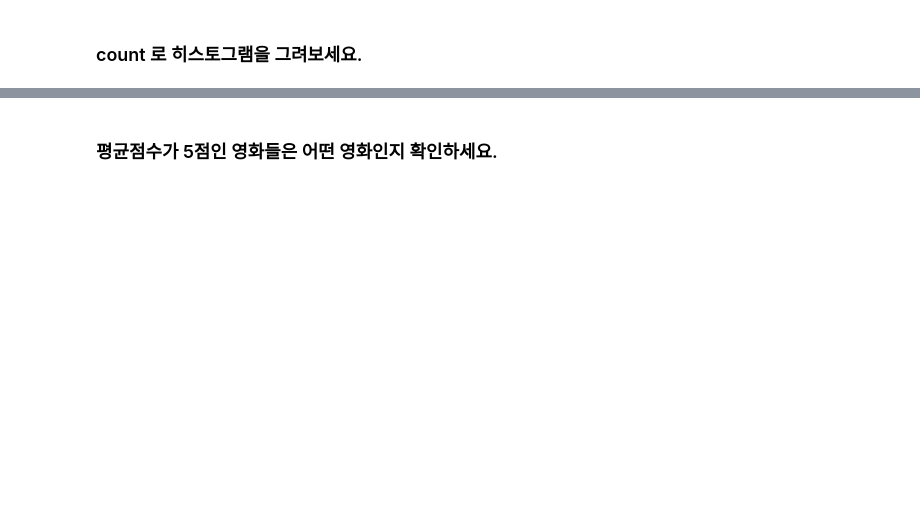
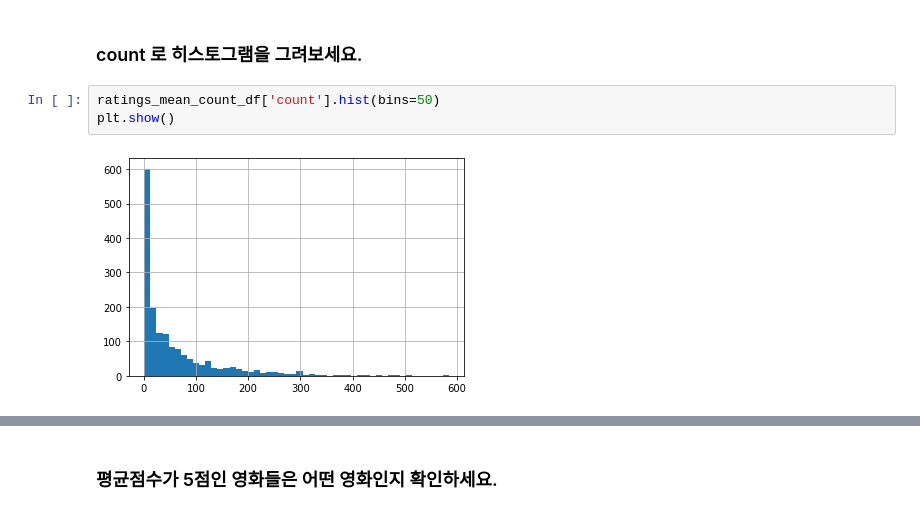
Before and after one commit to leopard4/yh-k3, a Jupyter notebook: 딥러닝강의파일/18_Movie_Recommender_System.ipynb, the cells around one changed output, grey strips where cells are left out. Saved outputs shown, nothing was run; the diff lists cells and outputs as text; blank space fills up the shorter version.

```diff
--- a/딥러닝강의파일/18_Movie_Recommender_System.ipynb
+++ b/딥러닝강의파일/18_Movie_Recommender_System.ipynb
@@ -298,2 +303,7 @@ ratings_mean_count_df
 # %% [markdown]
 ### count 로 히스토그램을 그려보세요.
+# %%
+ratings_mean_count_df['count'].hist(bins=50)
+plt.show()
+# %% [output]
+[figure, added]
```
Also changed, not shown: parts of 21 cells of this notebook.
